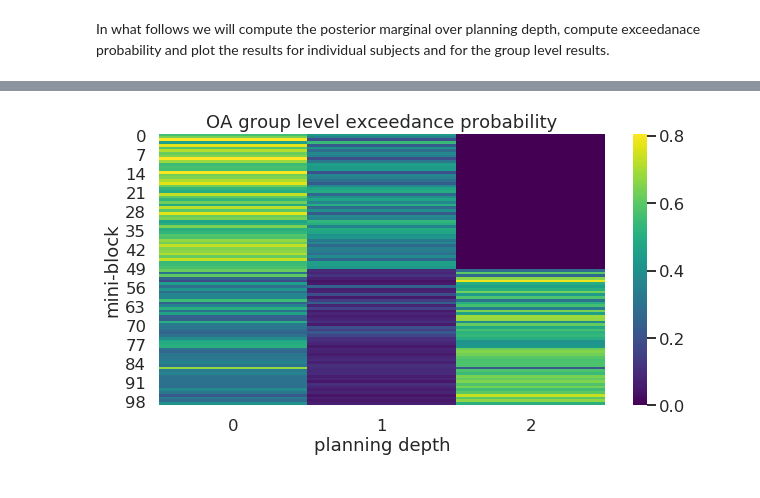
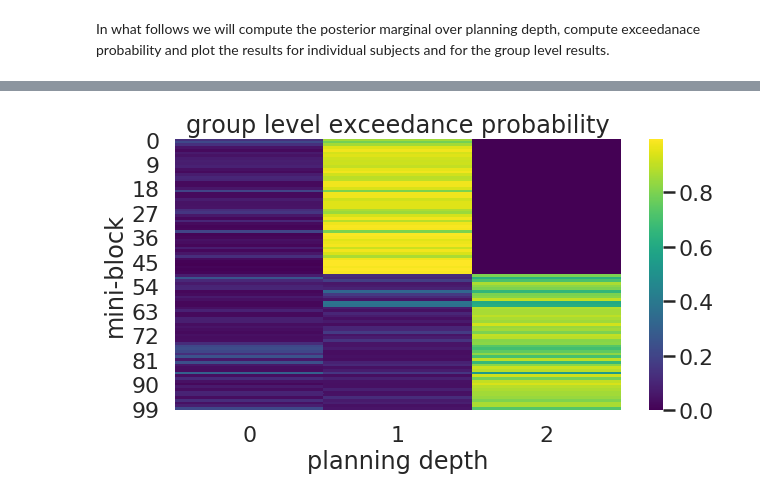
Before and after one commit to jeffensen/plandepth, a Jupyter notebook: notebooks/fitting_model_to_behaviour_main.ipynb, the cells around one changed output, grey strips where cells are left out. Cells and saved outputs as stored; diff of their text form; code cells hidden in the pictures.

```diff
--- a/notebooks/fitting_model_to_behaviour_main.ipynb
+++ b/notebooks/fitting_model_to_behaviour_main.ipynb
@@ -103,7 +103,7 @@ def load_and_format_behavioural_data(local_path, cuttoff=0):
                'states': states,
                'configs': confs}
 
-    responses = torch.stack(responses, 0)
+    responses = torch.stack(responses, 0).float()
     mask = ~torch.isnan(responses)
 
     return stimuli, mask, responses, conditions, ids
@@ -170,11 +166,6 @@ The static parametrisations assumes that the planning depth at the start of ever
 Unfortuntaly, I still have problems implementing the dynamic representations in a meaningful way. If you would like to work on it, I can explain the details of the current model and related problems.
 # %%
 # plot convergence of ELBO bound (approximate value of the negative marginal log likelihood)
-fig, axes = plt.subplots(1, 2, figsize=(15, 5))
-loss = [infer_oa.loss[-300:], infer_ya.loss[-300:]]
-for i in range(2):
-    axes[i].plot(loss[i])
-
-axes[0].set_title('ELBO OA')
-axes[1].set_title('ELBO YA')
+fig, axes = plt.subplots(1, 1, figsize=(15, 5))
+axes.plot(infer.loss[-500:]);
 # %% [output]
@@ -296,11 +197,8 @@ def get_posterior_stats(post_marg, mini_blocks=100):
 
     return post_depth, m_prob, exc_count
 
-post_depth_oa, m_prob_oa, exc_count_oa = get_posterior_stats(post_marg_oa)
-np.savez('oa_plandepth_stats_B03', post_depth_oa, m_prob_oa, exc_count_oa)
-
-post_depth_ya, m_prob_ya, exc_count_ya = get_posterior_stats(post_marg_ya)
-np.savez('ya_plandepth_stats_B03', post_depth_ya, m_prob_ya, exc_count_ya)
+post_depth, m_prob, exc_count = get_posterior_stats(post_marg)
+np.savez('plandepth_stats_main', post_depth=post_depth, m_prob=m_prob, exc_count=exc_count)
 # %%
 # plot true planning depth and estimated mean posterior depth of the first choice for two runs (one from each group)
 fig, axes = plt.subplots(1, 5, figsize=(15, 5), sharex=True, sharey=True)
@@ -356,21 +228,21 @@ fig.suptitle('exceedance probability', fontsize=24);
 # %%
 # plot group level exceedance probability
 def group_level_EP(exc_count, conditions):
     _, n_samples, runs = exc_count[0].shape
     order = conditions[-1, :, 0].numpy() == 2
     ordered_exc_count = np.concatenate([exc_count[0][..., order],
                                         np.concatenate([exc_count[0][:, 50:, ~order],
                                                         exc_count[0][:, :50, ~order]], -2)],
                                         -1
                                        )
     return ordered_exc_count.sum(-1)/(n_samples*runs)
 
-ep_oa = group_level_EP(exc_count_oa, conditions_oa)
+ep = group_level_EP(exc_count, conditions)
 
 plt.figure(figsize=(10, 5))
-sns.heatmap(ep_oa.T, cmap='viridis')
+sns.heatmap(ep.T, cmap='viridis')
 plt.xlabel('planning depth');
 plt.ylabel('mini-block');
-plt.title('OA group level exceedance probability');
+plt.title('group level exceedance probability');
 # %% [output]
-[figure, old version]
+[figure, new version]
```
Also changed, not shown: parts of 10 cells of this notebook, 3 other files.
